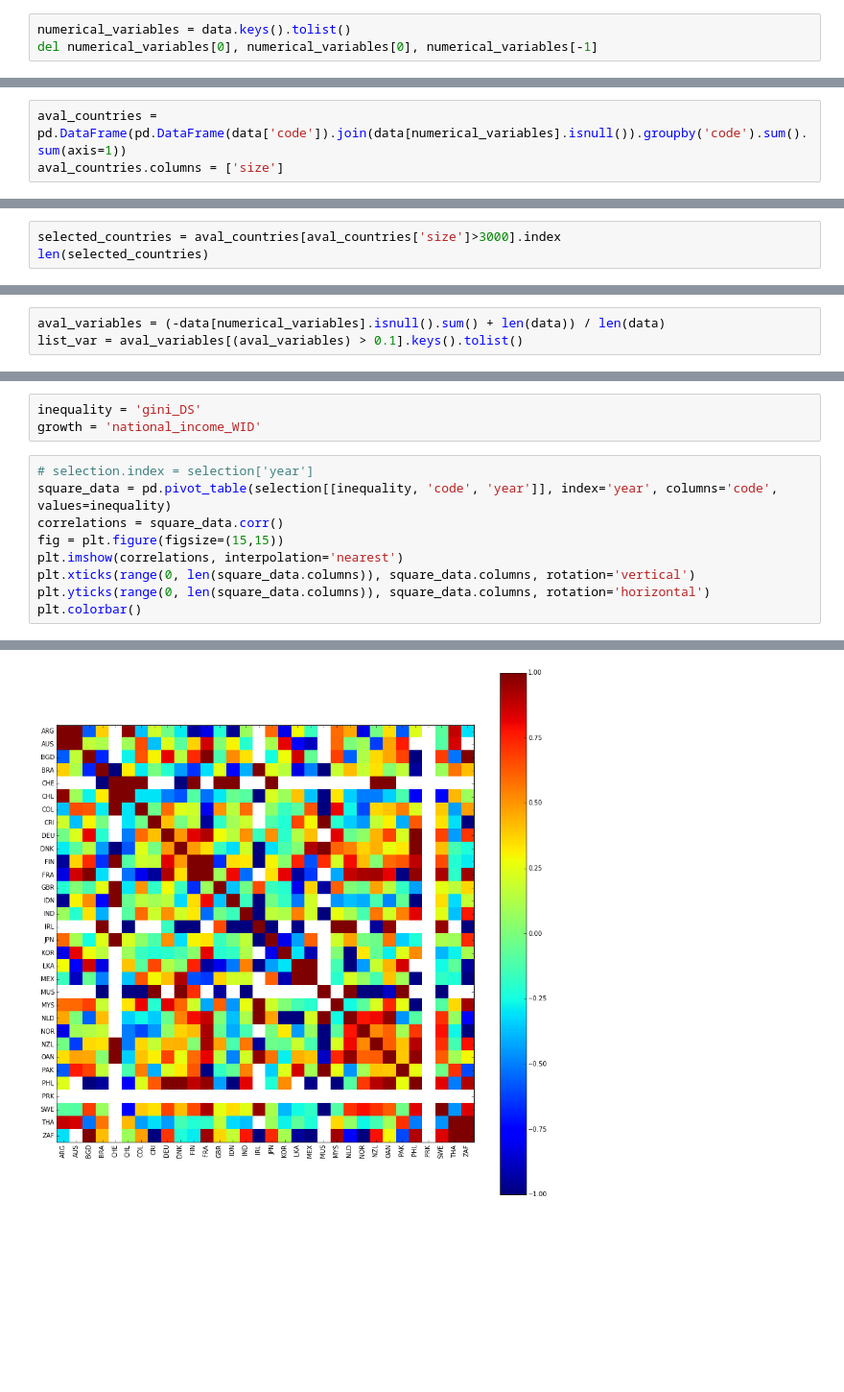
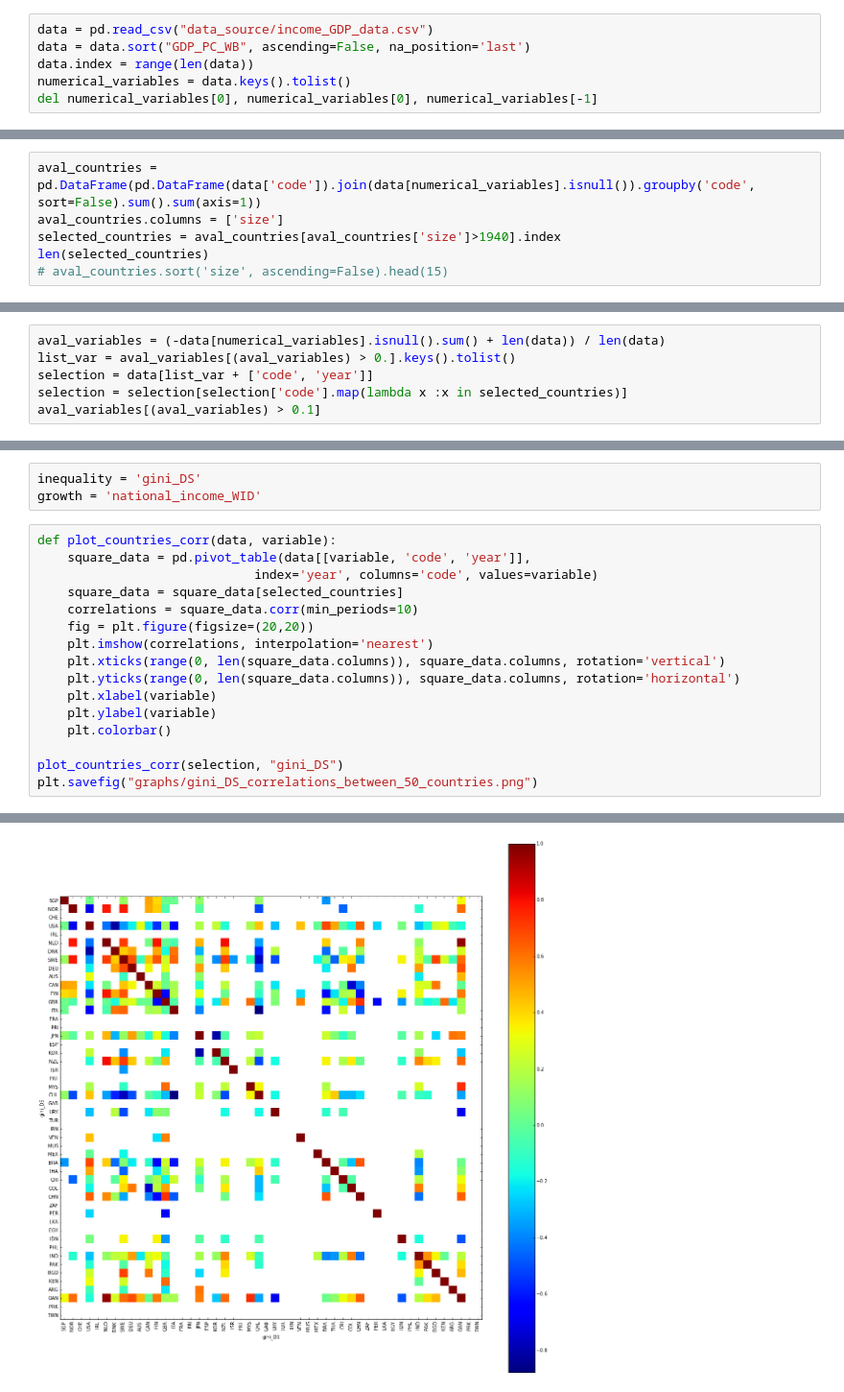
Before and after one commit to clementhenin/stage_M2, a Jupyter notebook: corr_between_countries.ipynb, the cells around one changed output, grey strips where cells are left out. Shown at 96% size. Drawn from its saved outputs; the diff is of its cells as text; blank space fills up the shorter version.

```diff
--- a/corr_between_countries.ipynb
+++ b/corr_between_countries.ipynb
@@ -13,4 +11,7 @@ data = pd.read_csv("data_source/income_GDP_data.csv")
 # %%
+data = pd.read_csv("data_source/income_GDP_data.csv")
+data = data.sort("GDP_PC_WB", ascending=False, na_position='last')
+data.index = range(len(data))
 numerical_variables = data.keys().tolist()
 del numerical_variables[0], numerical_variables[0], numerical_variables[-1]
 # %% [markdown]
@@ -18,3 +19,6 @@ del numerical_variables[0], numerical_variables[0], numerical_variables[-1]
 # %%
-aval_countries = pd.DataFrame(pd.DataFrame(data['code']).join(data[numerical_variables].isnull()).groupby('code').sum().sum(axis=1))
+aval_countries = pd.DataFrame(pd.DataFrame(data['code']).join(data[numerical_variables].isnull()).groupby('code', sort=False).sum().sum(axis=1))
 aval_countries.columns = ['size']
+selected_countries = aval_countries[aval_countries['size']>1940].index
+len(selected_countries)
+# aval_countries.sort('size', ascending=False).head(15)
@@ -21,3 +26,0 @@ aval_countries.columns = ['size']
-# %%
-selected_countries = aval_countries[aval_countries['size']>3000].index
-len(selected_countries)
@@ -28,3 +29,6 @@ len(selected_countries)
 # %%
 aval_variables = (-data[numerical_variables].isnull().sum() + len(data)) / len(data)
-list_var = aval_variables[(aval_variables) > 0.1].keys().tolist()
+list_var = aval_variables[(aval_variables) > 0.].keys().tolist()
+selection = data[list_var + ['code', 'year']]
+selection = selection[selection['code'].map(lambda x :x in selected_countries)]
+aval_variables[(aval_variables) > 0.1]
@@ -36,12 +54,19 @@ selection = selection[selection['code'].map(lambda x :x in selected_countries)]
 inequality = 'gini_DS'
 growth = 'national_income_WID'
 # %%
-# selection.index = selection['year']
-square_data = pd.pivot_table(selection[[inequality, 'code', 'year']], index='year', columns='code', values=inequality)
-correlations = square_data.corr()
-fig = plt.figure(figsize=(15,15))
-plt.imshow(correlations, interpolation='nearest')
-plt.xticks(range(0, len(square_data.columns)), square_data.columns, rotation='vertical')
-plt.yticks(range(0, len(square_data.columns)), square_data.columns, rotation='horizontal')
-plt.colorbar()
+def plot_countries_corr(data, variable):
+    square_data = pd.pivot_table(data[[variable, 'code', 'year']],
+                             index='year', columns='code', values=variable)
+    square_data = square_data[selected_countries]
+    correlations = square_data.corr(min_periods=10)
+    fig = plt.figure(figsize=(20,20))
+    plt.imshow(correlations, interpolation='nearest')
+    plt.xticks(range(0, len(square_data.columns)), square_data.columns, rotation='vertical')
+    plt.yticks(range(0, len(square_data.columns)), square_data.columns, rotation='horizontal')
+    plt.xlabel(variable)
+    plt.ylabel(variable)
+    plt.colorbar()
+
+plot_countries_corr(selection, "gini_DS")
+plt.savefig("graphs/gini_DS_correlations_between_50_countries.png")
 # %% [output]
@@ -49 +73 @@ plt.colorbar()
-[figure, old version]
+[figure, new version]
```
Also changed, not shown: parts of 11 cells of this notebook, 12 other files.
